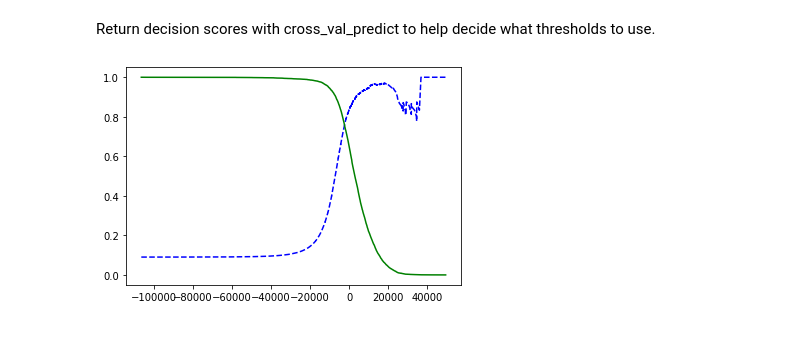
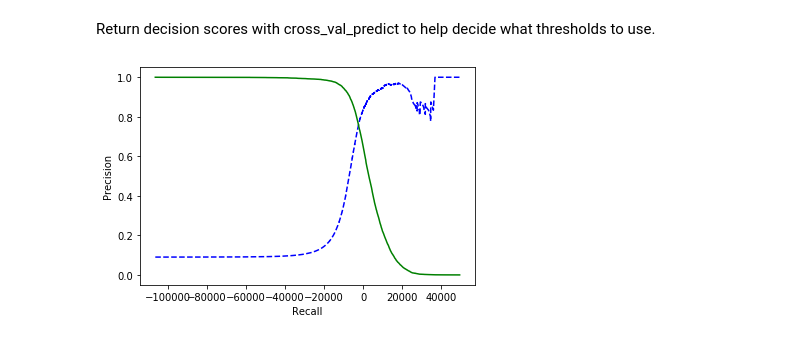
Before and after one commit to dnmorris7/O-Reilly_Handwriting_Analysis, a Jupyter notebook: O'Reilly_Handwriting_Analysis.ipynb, the cells around one changed output. Cells and saved outputs as stored; diff of their text form; code cells hidden in the pictures.

```diff
--- a/O'Reilly_Handwriting_Analysis.ipynb
+++ b/O'Reilly_Handwriting_Analysis.ipynb
@@ -65,6 +74,12 @@ For now, let's simplify the problem and try to simply classify the number 5
 # %%
 y_train_5 = (y_train == 5) ## true for all 5s, false for all other digits
 y_test_5 = (y_test == 5)
+
+y_train_1 = (y_train == 1) ## true for all 1s, false for all other digits
+y_test_1 = (y_test == 1)
+
+y_train_7 = (y_train == 7) ## true for all 7s, false for all other digits
+y_test_7 = (y_test == 7)
 # %% [markdown]
 Now we pick a classifier and train it. Stochastic Gradient Descent (SGD) is one such classifier availiable in Scikit-learn.
 It handles large data sets efficiently as it deals with training instances independently.
@@ -82,0 +103,2 @@ SGDClassifier(alpha=0.0001, average=False, class_weight=None,
+# %%
+sgd_clf.fit(X_train, y_train_1)
@@ -89,0 +123,4 @@ array([ True])
+# %%
+sgd_clf.fit(X_train, y_train_7)
+some_digit = X[42]
+sgd_clf.predict([some_digit])
@@ -277,10 +318,12 @@ precisions, recalls, thresholds = precision_recall_curve(y_train_5, y_scores)
 # %%
 def plot_precision_recall_vs_threshold(precisions, recalls, thresholds):
     plt.plot(thresholds, precisions[:-1], "b--", label="Precision")
     plt.plot(thresholds, recalls[:-1], "g-", label="Recall")
     #TODO -add in scale and label code
+    plt.xlabel("Recall")
+    plt.ylabel("Precision")
 
 plot_precision_recall_vs_threshold(precisions, recalls, thresholds)
 plt.show()
 # %% [output]
-[figure, old version]
+[figure, new version]
```
Also changed, not shown: parts of 19 cells of this notebook.
